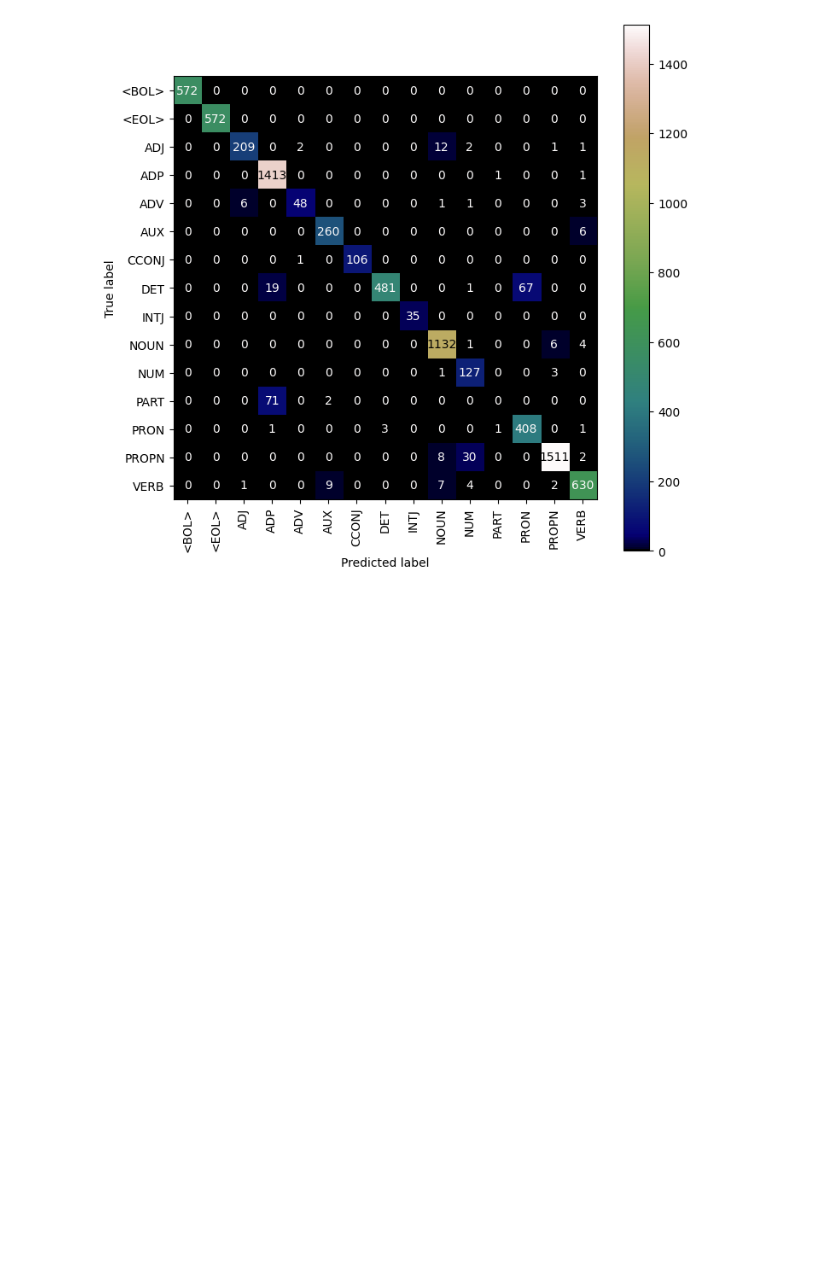
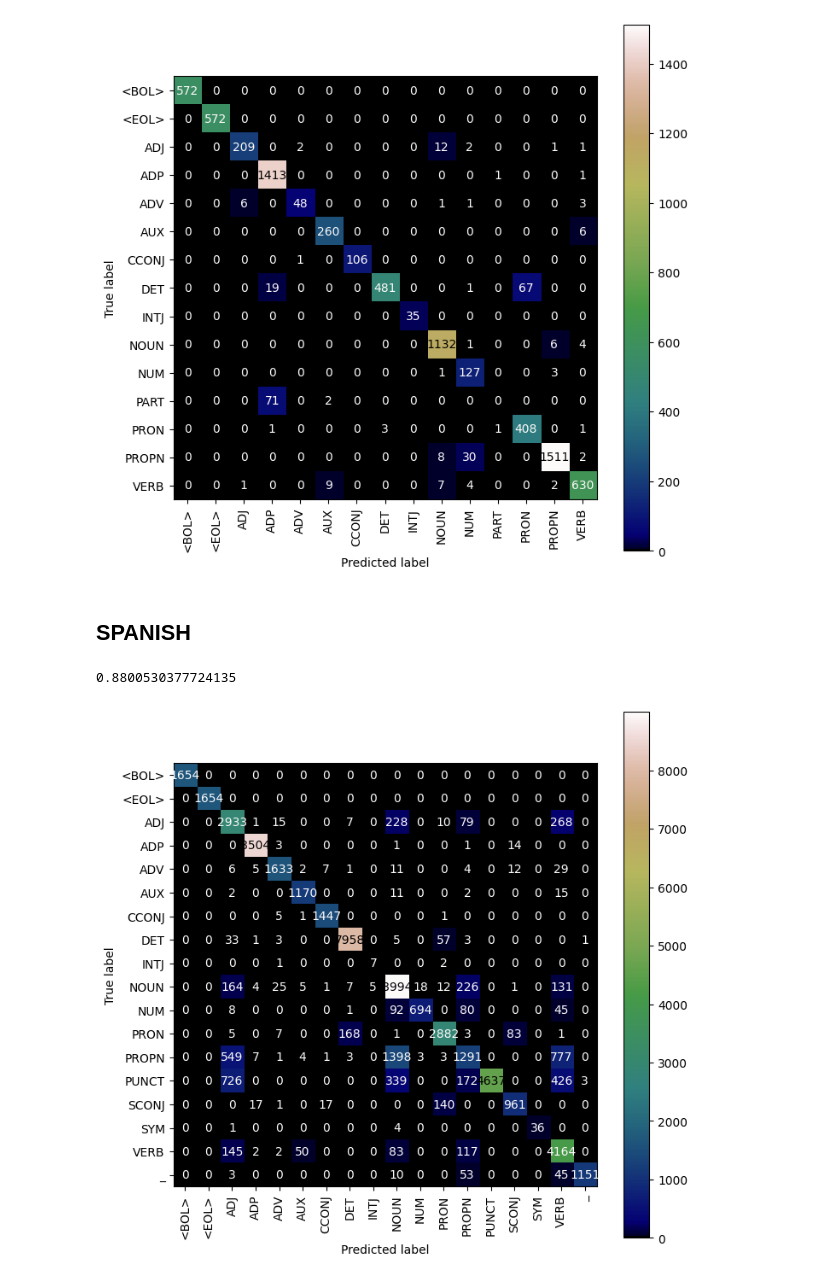
Before and after one commit to Maits27/Computational_syntax, a Jupyter notebook: resultAnalysis.ipynb, the cells around one changed output. Cells and saved outputs as stored; diff of their text form; code cells hidden in the pictures; blank space fills up the shorter version.

Commit message:
minor changes and Spanish added

```diff
--- a/resultAnalysis.ipynb
+++ b/resultAnalysis.ipynb
@@ -64,3 +81,43 @@ disp.plot(cmap="gist_earth", ax=ax, xticks_rotation="vertical")
 plt.show()
 # %% [output]
 [figure]
+# %% [markdown]
+## SPANISH
+# %%
+lang = "Spanish"
+ruta_archivo = f"output/{lang}_predictions.jsonl"
+
+all_tags = []
+all_predictions = []
+
+# read de jsonl file and process it
+with open(ruta_archivo, "r", encoding="utf-8") as archivo:
+    contenido = archivo.read()
+    contenido = "[" + contenido.strip().replace("}\n{", "},{") + "]"
+    elementos = json.loads(contenido)
+    #print(len(elementos[0]))
+
+# get the tag and prediction of each instance and concatenate them
+for elemento in elementos:
+    all_tags.extend(elemento.get("tags", []))
+    all_predictions.extend(elemento.get("prediction", []))
+# %%
+accuracy = accuracy_score(all_tags, all_predictions)
+accuracy
+# %% [output]
+0.8800530377724135
+# %%
+accuracy
+#create the confusion matrix
+tags_set = sorted(set(all_predictions))
+cm = confusion_matrix(all_tags, all_predictions, labels=tags_set)
+cm
+
+#show the plot
+fig, ax = plt.subplots(figsize=(8, 8))  # Adjust width and height as needed
+disp = ConfusionMatrixDisplay(confusion_matrix=cm, display_labels=tags_set)
+disp.plot(cmap="gist_earth", ax=ax, xticks_rotation="vertical")
+
+plt.show()
+# %% [output]
+[figure, added]
```
Also changed, not shown: parts of 5 cells of this notebook.
